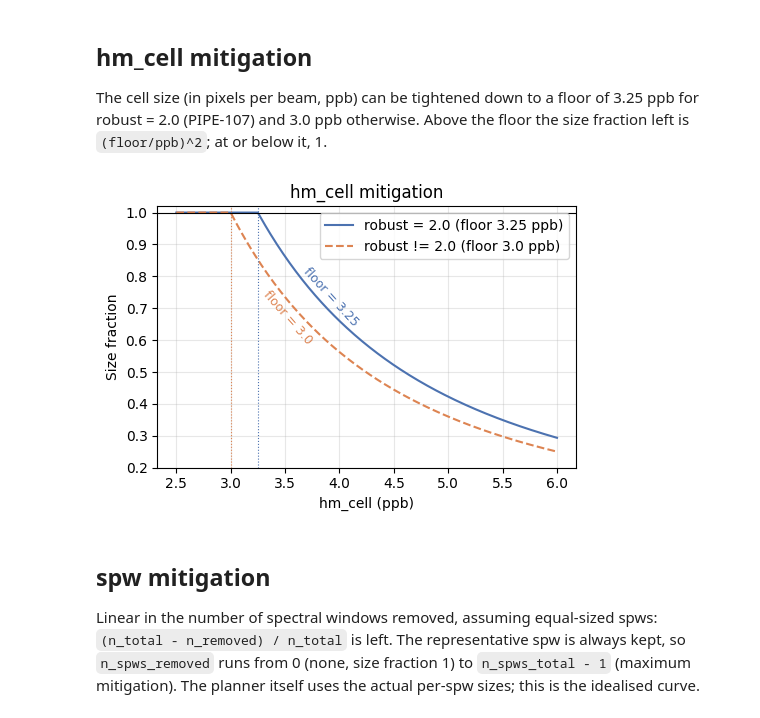
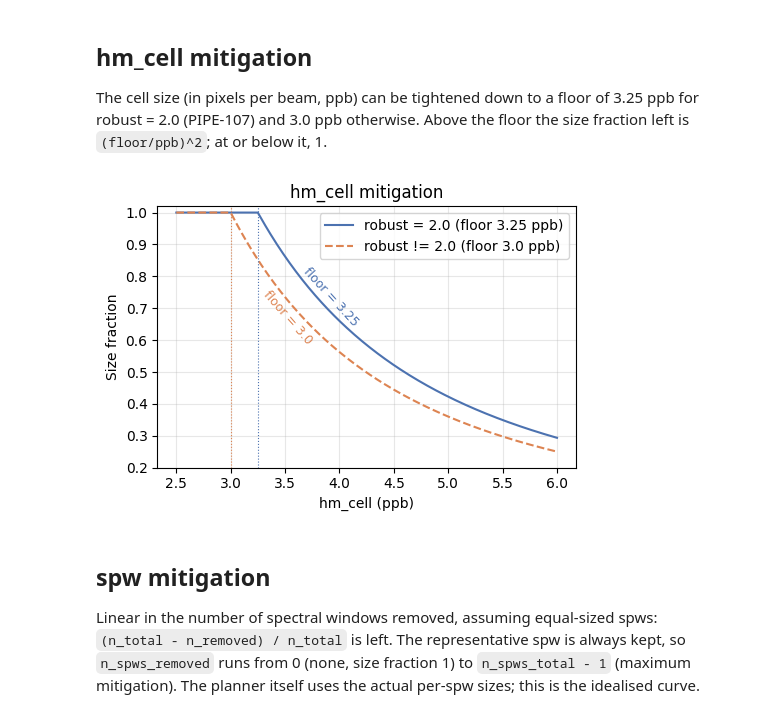
Before and after one commit to lukas-neumann-astro/alma_pipeline_smart_mitigation, a Jupyter notebook: diagnostic_plots_mitigation_sizes.ipynb, the cells around one changed output. Saved outputs shown, nothing was run; the diff lists cells and outputs as text; code cells hidden in the pictures.

```diff
--- a/diagnostic_plots_mitigation_sizes.ipynb
+++ b/diagnostic_plots_mitigation_sizes.ipynb
@@ -120,32 +122,31 @@ The cell size (in pixels per beam, ppb) can be tightened down to a floor of 3.25
 # %%
 CELL_FLOOR_ROBUST_2 = 3.25
 CELL_FLOOR_DEFAULT = 3.0
 
 ppb_values = np.linspace(2.5, 6.0, 300)
 size_fraction_robust2 = [size_fraction_cell(ppb, robust=2.0) for ppb in ppb_values]
 size_fraction_default = [size_fraction_cell(ppb, robust=None) for ppb in ppb_values]
 
 fig, ax = plt.subplots(figsize=(5, 5/1.4))
 ax.plot(ppb_values, size_fraction_robust2, label="robust = 2.0 (floor 3.25 ppb)", color="#4C72B0")
 ax.plot(ppb_values, size_fraction_default, label="robust != 2.0 (floor 3.0 ppb)", color="#DD8452", linestyle="--")
 ax.axvline(CELL_FLOOR_ROBUST_2, color="#4C72B0", linewidth=0.8, linestyle=":")
 ax.axvline(CELL_FLOOR_DEFAULT, color="#DD8452", linewidth=0.8, linestyle=":")
 ax.set_xlabel("hm_cell (ppb)")
 ax.set_ylabel("Size fraction")
 ax.set_title("hm_cell mitigation")
 ax.set_ylim(0.2, 1.02)
-ax.axhline(1, color="black", linewidth=0.8)
 ax.legend()
 ax.grid(alpha=0.3)
 fig.tight_layout()
 label_along_curve(ax, ppb_values, size_fraction_default, CELL_FLOOR_DEFAULT + 0.6,
                   f"floor = {CELL_FLOOR_DEFAULT}", color="#DD8452", side=-1)
 label_along_curve(ax, ppb_values, size_fraction_robust2, CELL_FLOOR_ROBUST_2 + 0.6,
                   f"floor = {CELL_FLOOR_ROBUST_2}", color="#4C72B0", side=1)
 fig.savefig(PLOT_DIR / "hm_cell_mitigation_sizes.png", dpi=150)
 plt.show()
 # %% [output]
-[figure, old version]
+[figure, new version]
 # %% [markdown]
 ## spw mitigation
 
```
Also changed, not shown: parts of 6 cells of this notebook, 4 other files.
